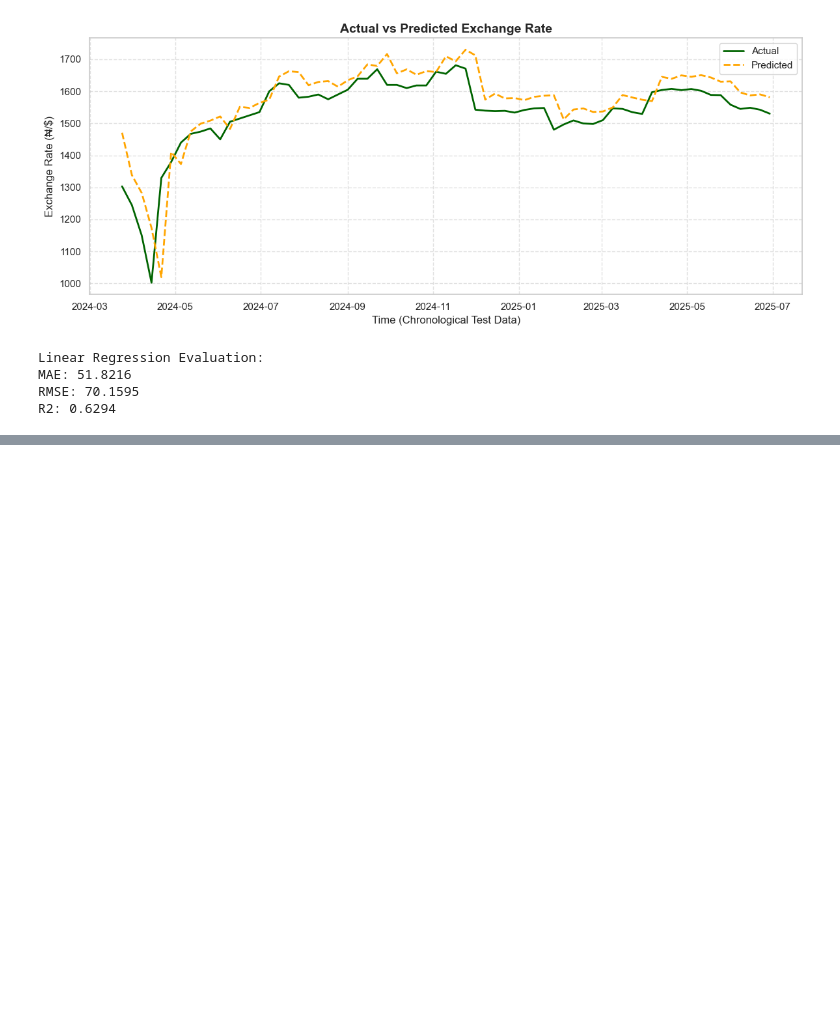
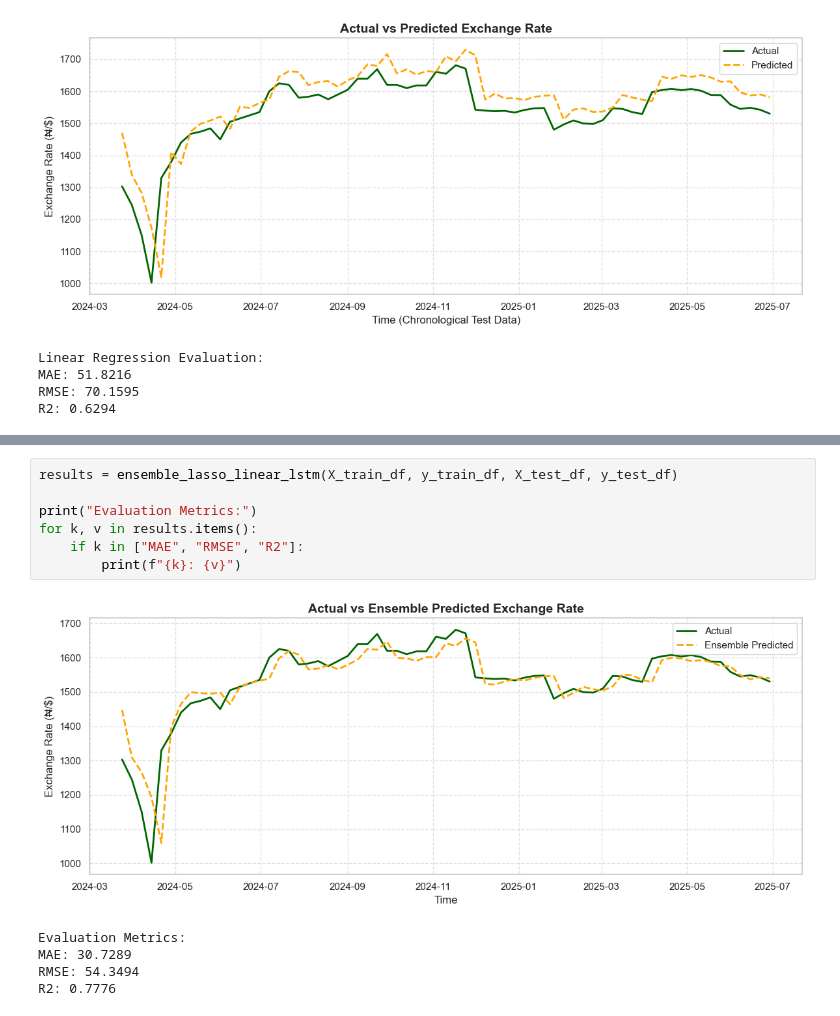
Before and after one commit to meetakinkunmi/ngn_usd_exchange_rate_prediction, a Jupyter notebook: notebooks/model.ipynb, the cells around one changed output, grey strips where cells are left out. Saved outputs shown, nothing was run; the diff lists cells and outputs as text; blank space fills up the shorter version.

Commit message:
Implemented an ensemble method comprising of LASSO, Linear and LSTM

```diff
--- a/notebooks/model.ipynb
+++ b/notebooks/model.ipynb
@@ -403,0 +516,13 @@ R2: 0.6294
+# %%
+results = ensemble_lasso_linear_lstm(X_train_df, y_train_df, X_test_df, y_test_df)
+
+print("Evaluation Metrics:")
+for k, v in results.items():
+    if k in ["MAE", "RMSE", "R2"]:
+        print(f"{k}: {v}")
+# %% [output]
+[figure, added]
+Evaluation Metrics:
+MAE: 30.7289
+RMSE: 54.3494
+R2: 0.7776
```
Also changed, not shown: parts of 4 cells of this notebook, 1 other file.
